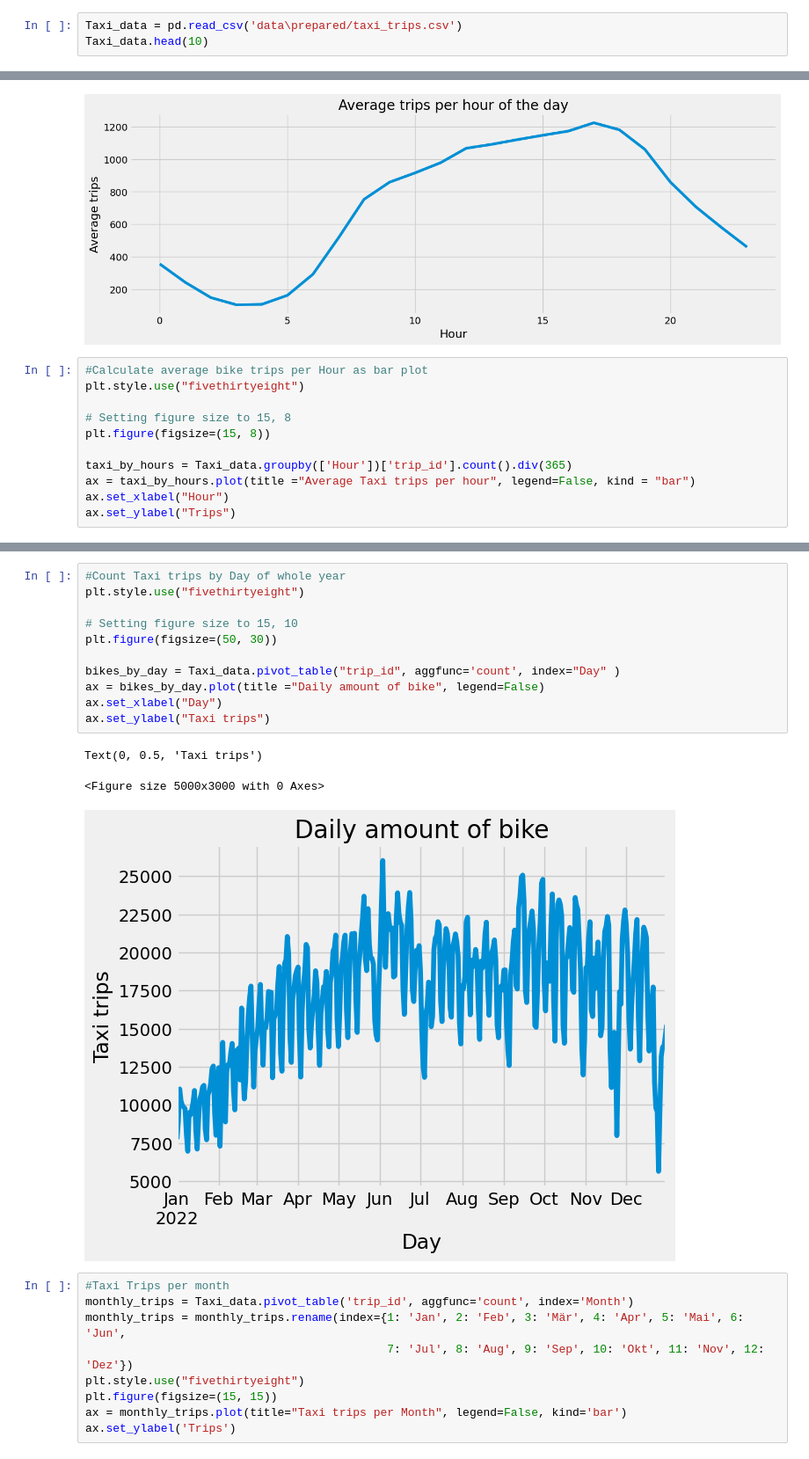
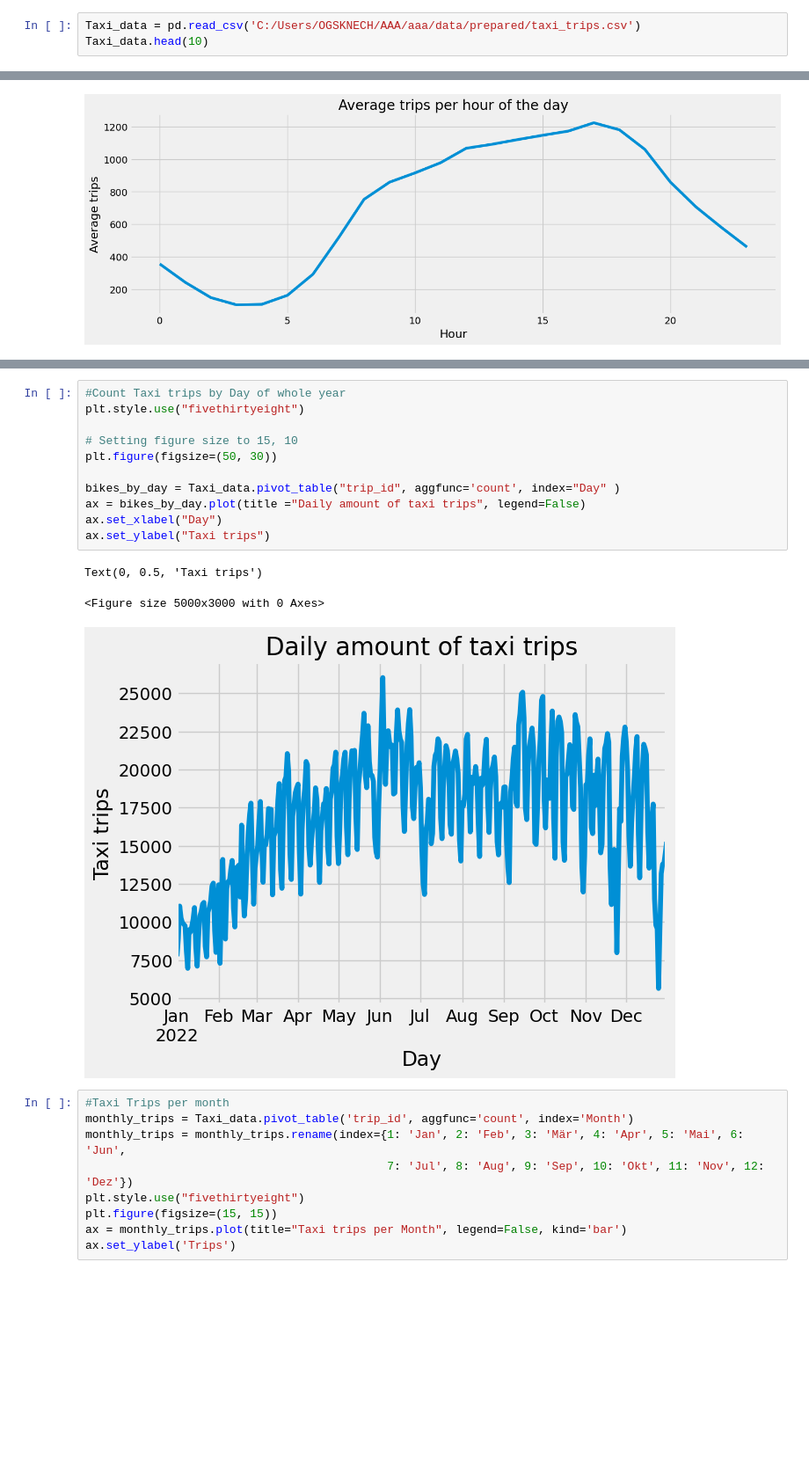
Before and after one commit to Iceccubes/aaa, a Jupyter notebook: Descriptive_analysis.ipynb, the cells around one changed output, grey strips where cells are left out. Shown at 88% size. Saved outputs shown, nothing was run; the diff lists cells and outputs as text; blank space fills up the shorter version.

```diff
--- a/Untitled-1.ipynb
+++ b/Descriptive_analysis.ipynb
@@ -11,5 +13,5 @@ warnings.simplefilter(action='ignore', category=FutureWarning)
 # %%
-Taxi_data = pd.read_csv('data\prepared/taxi_trips.csv')
+Taxi_data = pd.read_csv('C:/Users/OGSKNECH/AAA/aaa/data/prepared/taxi_trips.csv')
 Taxi_data.head(10)
 # %% [output]
 |  | trip_id | taxi_id | start_time | end_time | minutes | miles | pickup_census_tract | dropoff_census_tract | ... |
@@ -79,14 +83,3 @@ ax.set_ylabel('Average trips')
 # %% [output]
 Text(0, 0.5, 'Average trips')
 [figure]
-# %%
-#Calculate average bike trips per Hour as bar plot
-plt.style.use("fivethirtyeight")
-
-# Setting figure size to 15, 8
-plt.figure(figsize=(15, 8))
-
-taxi_by_hours = Taxi_data.groupby(['Hour'])['trip_id'].count().div(365)
-ax = taxi_by_hours.plot(title ="Average Taxi trips per hour", legend=False, kind = "bar")
-ax.set_xlabel("Hour")
-ax.set_ylabel("Trips")
@@ -96,18 +86,18 @@ Text(0, 0.5, 'Trips')
 # %%
 #Count Taxi trips by Day of whole year
 plt.style.use("fivethirtyeight")
 
 # Setting figure size to 15, 10
 plt.figure(figsize=(50, 30))
 
 bikes_by_day = Taxi_data.pivot_table("trip_id", aggfunc='count', index="Day" )
-ax = bikes_by_day.plot(title ="Daily amount of bike", legend=False)
+ax = bikes_by_day.plot(title ="Daily amount of taxi trips", legend=False)
 ax.set_xlabel("Day")
 ax.set_ylabel("Taxi trips")
 # %% [output]
 Text(0, 0.5, 'Taxi trips')
 <Figure size 5000x3000 with 0 Axes>
-[figure, old version]
+[figure, new version]
 # %%
 #Taxi Trips per month
 monthly_trips = Taxi_data.pivot_table('trip_id', aggfunc='count', index='Month')
```
Also changed, not shown: parts of 4 cells of this notebook.
